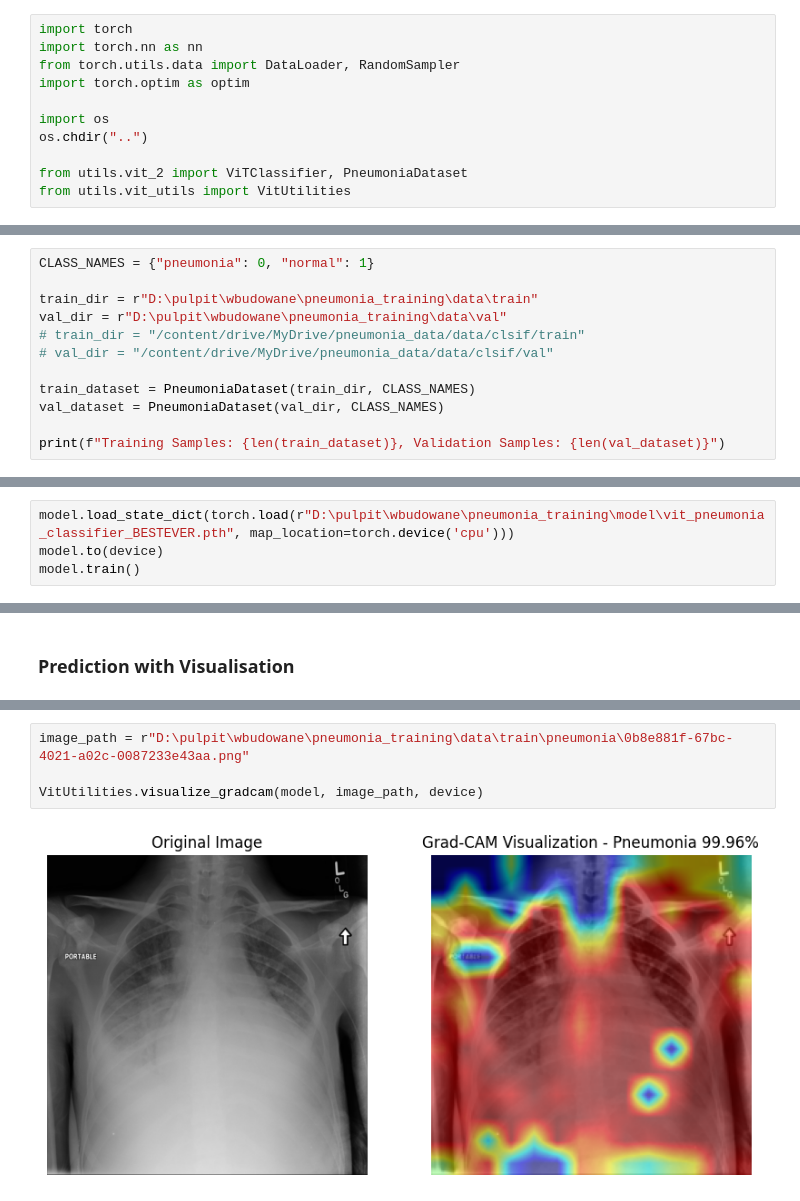
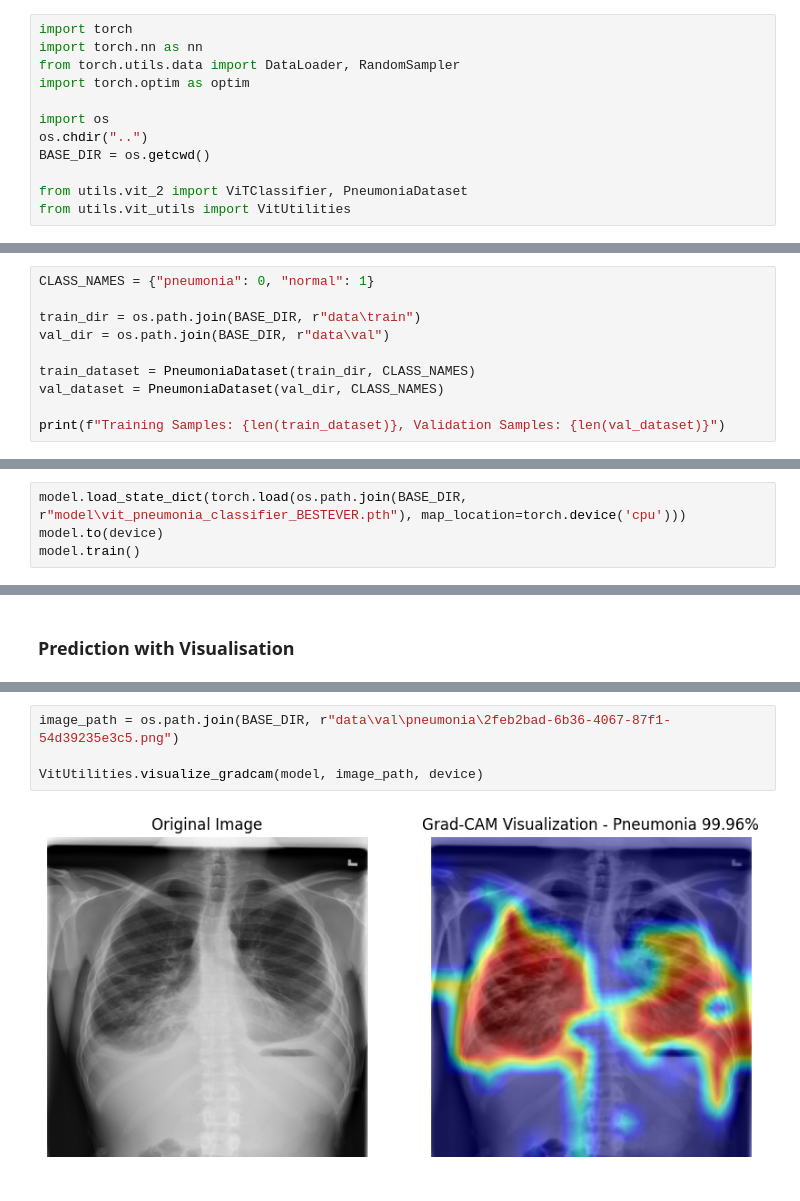
Before and after one commit to Tarik-Alaiwi-dev/pneumonia_training, a Jupyter notebook: vit_2/vit_2.ipynb, the cells around one changed output, grey strips where cells are left out. Saved outputs shown, nothing was run; the diff lists cells and outputs as text.

```diff
--- a/vit_2/vit_2.ipynb
+++ b/vit_2/vit_2.ipynb
@@ -14,6 +8,7 @@ import torch.optim as optim
 
 import os
 os.chdir("..")
+BASE_DIR = os.getcwd()
 
 from utils.vit_2 import ViTClassifier, PneumoniaDataset
 from utils.vit_utils import VitUtilities
@@ -31,10 +26,8 @@ ViT Classifier Initialized!
 # %%
 CLASS_NAMES = {"pneumonia": 0, "normal": 1}
 
-train_dir = r"D:\pulpit\wbudowane\pneumonia_training\data\train"
-val_dir = r"D:\pulpit\wbudowane\pneumonia_training\data\val"
-# train_dir = "/content/drive/MyDrive/pneumonia_data/data/clsif/train"
-# val_dir = "/content/drive/MyDrive/pneumonia_data/data/clsif/val"
+train_dir = os.path.join(BASE_DIR, r"data\train")
+val_dir = os.path.join(BASE_DIR, r"data\val")
 
 train_dataset = PneumoniaDataset(train_dir, CLASS_NAMES)
 val_dataset = PneumoniaDataset(val_dir, CLASS_NAMES)
@@ -54,7 +47,7 @@ DataLoaders Created Successfully
 # %% [markdown]
 ### Load The Model (optional)
 # %%
-model.load_state_dict(torch.load(r"D:\pulpit\wbudowane\pneumonia_training\model\vit_pneumonia_classifier_BESTEVER.pth", map_location=torch.device('cpu')))
+model.load_state_dict(torch.load(os.path.join(BASE_DIR, r"model\vit_pneumonia_classifier_BESTEVER.pth"), map_location=torch.device('cpu')))
 model.to(device)
 model.train()
 # %% [output]
@@ -106,6 +105,6 @@ Model Saved Successfully!
 # %%
-image_path = r"D:\pulpit\wbudowane\pneumonia_training\data\train\pneumonia\0b8e881f-67bc-4021-a02c-0087233e43aa.png"
+image_path = os.path.join(BASE_DIR, r"data\val\pneumonia\2feb2bad-6b36-4067-87f1-54d39235e3c5.png")
 
 VitUtilities.visualize_gradcam(model, image_path, device)
 # %% [output]
-[figure, old version]
+[figure, new version]
```
Also changed, not shown: parts of 4 cells of this notebook, 5 other files.
